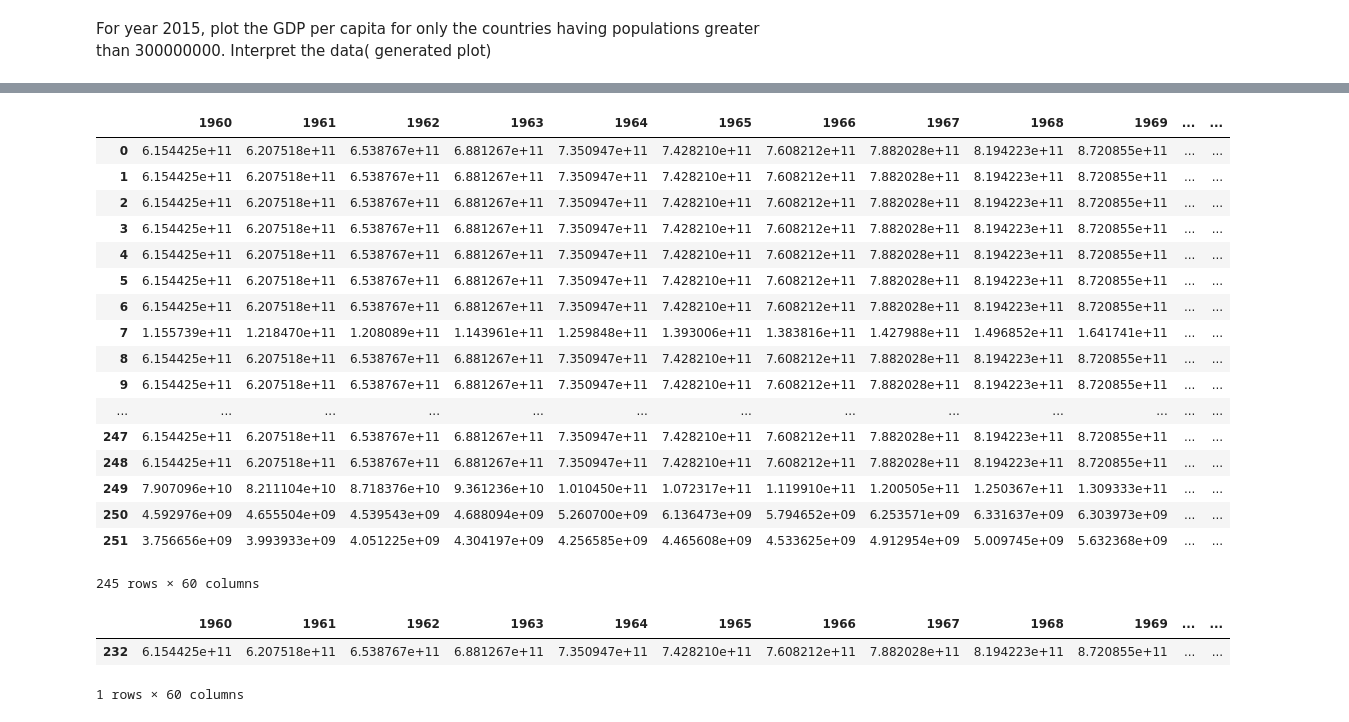
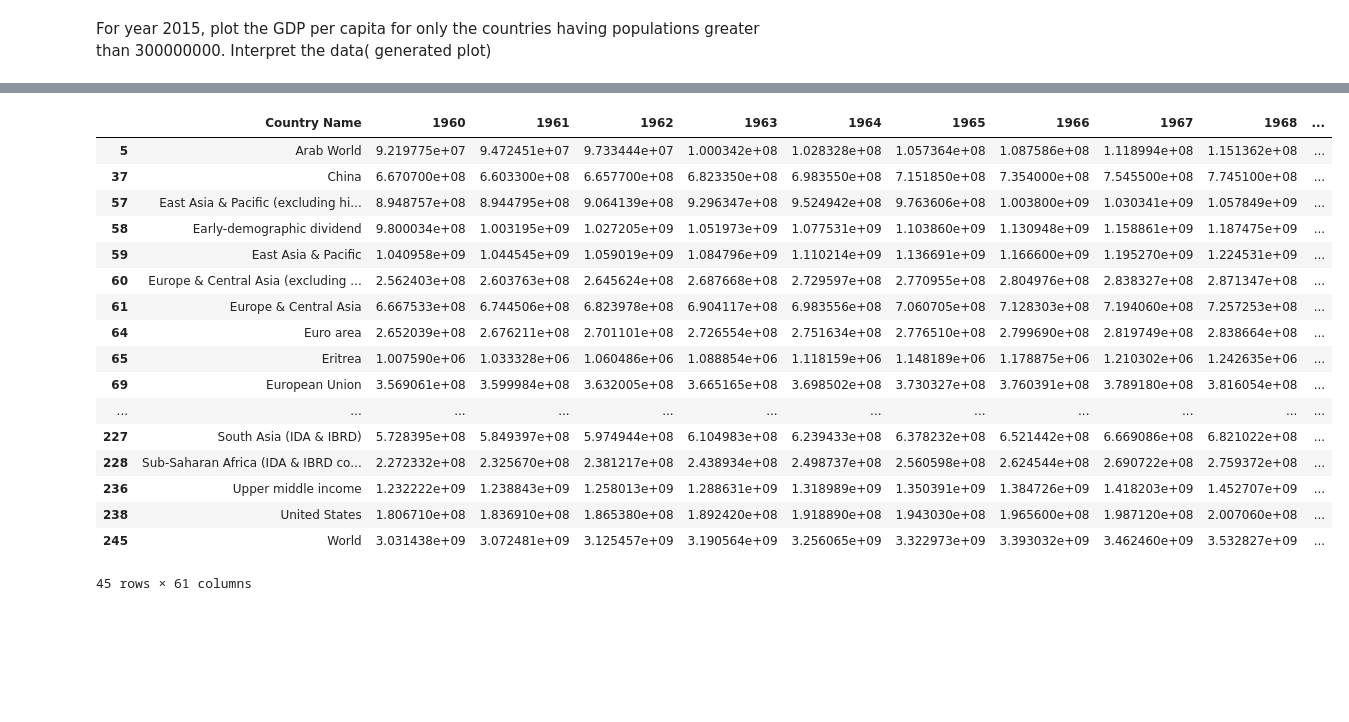
Before and after one commit to saivamsi333/Disaster-Detection-System, a Jupyter notebook: worldbank_assignment.ipynb, the cells around one changed output, grey strips where cells are left out. Cells and saved outputs as stored; diff of their text form; code cells hidden in the pictures; blank space fills up the shorter version.

```diff
--- a/worldbank_assignment.ipynb
+++ b/worldbank_assignment.ipynb
@@ -358,7 +387,5 @@ Int64Index([  0,   1,   2,   3,   4,   5,   6,   7,   8,   9,
-# %%
-pop_df=pop_df.reindex(gdp_df.index)
-# %%
-pd.options.display.max_rows=255
+# %%
+pop_df=gdp_df[['Country Name']].join(pop_df.set_index('Country Name'),on='Country Name', how='left')
 # %%
 pop_df
 # %% [output]
@@ -392,3 +419,5 @@ for feature in pop_df.select_dtypes(['int64','float64']):
 imputed_numerical_pop=num_si.fit_transform(pop_df[years])
 # %%
 imputed_numerical_pop_df=pd.DataFrame(imputed_numerical_pop,columns=years)
+imputed_numerical_pop_df.insert(0,'Country Name',pop_df['Country Name'])
+imputed_numerical_pop_df
@@ -529,27 +526,21 @@ Name: 2005, dtype: float64
 # %%
-imputed_numerical_gdp_df[imputed_numerical_gdp_df['2015'].gt(300000000)]
+imputed_numerical_pop_df[imputed_numerical_pop_df['2015'].gt(300000000)]
 # %% [output]
-|  | 1960 | 1961 | 1962 | 1963 | 1964 | 1965 | 1966 | 1967 | 1968 | 1969 | ... | ... |
-| 0 | 6.154425e+11 | 6.207518e+11 | 6.538767e+11 | 6.881267e+11 | 7.350947e+11 | 7.428210e+11 | 7.608212e+11 | 7.882028e+11 | 8.194223e+11 | 8.720855e+11 | ... | ... |
-| 1 | 6.154425e+11 | 6.207518e+11 | 6.538767e+11 | 6.881267e+11 | 7.350947e+11 | 7.428210e+11 | 7.608212e+11 | 7.882028e+11 | 8.194223e+11 | 8.720855e+11 | ... | ... |
-| 2 | 6.154425e+11 | 6.207518e+11 | 6.538767e+11 | 6.881267e+11 | 7.350947e+11 | 7.428210e+11 | 7.608212e+11 | 7.882028e+11 | 8.194223e+11 | 8.720855e+11 | ... | ... |
-| 3 | 6.154425e+11 | 6.207518e+11 | 6.538767e+11 | 6.881267e+11 | 7.350947e+11 | 7.428210e+11 | 7.608212e+11 | 7.882028e+11 | 8.194223e+11 | 8.720855e+11 | ... | ... |
-| 4 | 6.154425e+11 | 6.207518e+11 | 6.538767e+11 | 6.881267e+11 | 7.350947e+11 | 7.428210e+11 | 7.608212e+11 | 7.882028e+11 | 8.194223e+11 | 8.720855e+11 | ... | ... |
-| 5 | 6.154425e+11 | 6.207518e+11 | 6.538767e+11 | 6.881267e+11 | 7.350947e+11 | 7.428210e+11 | 7.608212e+11 | 7.882028e+11 | 8.194223e+11 | 8.720855e+11 | ... | ... |
-| 6 | 6.154425e+11 | 6.207518e+11 | 6.538767e+11 | 6.881267e+11 | 7.350947e+11 | 7.428210e+11 | 7.608212e+11 | 7.882028e+11 | 8.194223e+11 | 8.720855e+11 | ... | ... |
-| 7 | 1.155739e+11 | 1.218470e+11 | 1.208089e+11 | 1.143961e+11 | 1.259848e+11 | 1.393006e+11 | 1.383816e+11 | 1.427988e+11 | 1.496852e+11 | 1.641741e+11 | ... | ... |
-| 8 | 6.154425e+11 | 6.207518e+11 | 6.538767e+11 | 6.881267e+11 | 7.350947e+11 | 7.428210e+11 | 7.608212e+11 | 7.882028e+11 | 8.194223e+11 | 8.720855e+11 | ... | ... |
-| 9 | 6.154425e+11 | 6.207518e+11 | 6.538767e+11 | 6.881267e+11 | 7.350947e+11 | 7.428210e+11 | 7.608212e+11 | 7.882028e+11 | 8.194223e+11 | 8.720855e+11 | ... | ... |
-| ... | ... | ... | ... | ... | ... | ... | ... | ... | ... | ... | ... | ... |
-| 247 | 6.154425e+11 | 6.207518e+11 | 6.538767e+11 | 6.881267e+11 | 7.350947e+11 | 7.428210e+11 | 7.608212e+11 | 7.882028e+11 | 8.194223e+11 | 8.720855e+11 | ... | ... |
-| 248 | 6.154425e+11 | 6.207518e+11 | 6.538767e+11 | 6.881267e+11 | 7.350947e+11 | 7.428210e+11 | 7.608212e+11 | 7.882028e+11 | 8.194223e+11 | 8.720855e+11 | ... | ... |
-| 249 | 7.907096e+10 | 8.211104e+10 | 8.718376e+10 | 9.361236e+10 | 1.010450e+11 | 1.072317e+11 | 1.119910e+11 | 1.200505e+11 | 1.250367e+11 | 1.309333e+11 | ... | ... |
-| 250 | 4.592976e+09 | 4.655504e+09 | 4.539543e+09 | 4.688094e+09 | 5.260700e+09 | 6.136473e+09 | 5.794652e+09 | 6.253571e+09 | 6.331637e+09 | 6.303973e+09 | ... | ... |
-| 251 | 3.756656e+09 | 3.993933e+09 | 4.051225e+09 | 4.304197e+09 | 4.256585e+09 | 4.465608e+09 | 4.533625e+09 | 4.912954e+09 | 5.009745e+09 | 5.632368e+09 | ... | ... |
+|  | Country Name | 1960 | 1961 | 1962 | 1963 | 1964 | 1965 | 1966 | 1967 | 1968 | ... |
+| 5 | Arab World | 9.219775e+07 | 9.472451e+07 | 9.733444e+07 | 1.000342e+08 | 1.028328e+08 | 1.057364e+08 | 1.087586e+08 | 1.118994e+08 | 1.151362e+08 | ... |
+| 37 | China | 6.670700e+08 | 6.603300e+08 | 6.657700e+08 | 6.823350e+08 | 6.983550e+08 | 7.151850e+08 | 7.354000e+08 | 7.545500e+08 | 7.745100e+08 | ... |
+| 57 | East Asia & Pacific (excluding hi... | 8.948757e+08 | 8.944795e+08 | 9.064139e+08 | 9.296347e+08 | 9.524942e+08 | 9.763606e+08 | 1.003800e+09 | 1.030341e+09 | 1.057849e+09 | ... |
+| 58 | Early-demographic dividend | 9.800034e+08 | 1.003195e+09 | 1.027205e+09 | 1.051973e+09 | 1.077531e+09 | 1.103860e+09 | 1.130948e+09 | 1.158861e+09 | 1.187475e+09 | ... |
+| 59 | East Asia & Pacific | 1.040958e+09 | 1.044545e+09 | 1.059019e+09 | 1.084796e+09 | 1.110214e+09 | 1.136691e+09 | 1.166600e+09 | 1.195270e+09 | 1.224531e+09 | ... |
+| 60 | Europe & Central Asia (excluding ... | 2.562403e+08 | 2.603763e+08 | 2.645624e+08 | 2.687668e+08 | 2.729597e+08 | 2.770955e+08 | 2.804976e+08 | 2.838327e+08 | 2.871347e+08 | ... |
+| 61 | Europe & Central Asia | 6.667533e+08 | 6.744506e+08 | 6.823978e+08 | 6.904117e+08 | 6.983556e+08 | 7.060705e+08 | 7.128303e+08 | 7.194060e+08 | 7.257253e+08 | ... |
+| 64 | Euro area | 2.652039e+08 | 2.676211e+08 | 2.701101e+08 | 2.726554e+08 | 2.751634e+08 | 2.776510e+08 | 2.799690e+08 | 2.819749e+08 | 2.838664e+08 | ... |
+| 65 | Eritrea | 1.007590e+06 | 1.033328e+06 | 1.060486e+06 | 1.088854e+06 | 1.118159e+06 | 1.148189e+06 | 1.178875e+06 | 1.210302e+06 | 1.242635e+06 | ... |
+| 69 | European Union | 3.569061e+08 | 3.599984e+08 | 3.632005e+08 | 3.665165e+08 | 3.698502e+08 | 3.730327e+08 | 3.760391e+08 | 3.789180e+08 | 3.816054e+08 | ... |
+| ... | ... | ... | ... | ... | ... | ... | ... | ... | ... | ... | ... |
+| 227 | South Asia (IDA & IBRD) | 5.728395e+08 | 5.849397e+08 | 5.974944e+08 | 6.104983e+08 | 6.239433e+08 | 6.378232e+08 | 6.521442e+08 | 6.669086e+08 | 6.821022e+08 | ... |
+| 228 | Sub-Saharan Africa (IDA & IBRD co... | 2.272332e+08 | 2.325670e+08 | 2.381217e+08 | 2.438934e+08 | 2.498737e+08 | 2.560598e+08 | 2.624544e+08 | 2.690722e+08 | 2.759372e+08 | ... |
+| 236 | Upper middle income | 1.232222e+09 | 1.238843e+09 | 1.258013e+09 | 1.288631e+09 | 1.318989e+09 | 1.350391e+09 | 1.384726e+09 | 1.418203e+09 | 1.452707e+09 | ... |
+| 238 | United States | 1.806710e+08 | 1.836910e+08 | 1.865380e+08 | 1.892420e+08 | 1.918890e+08 | 1.943030e+08 | 1.965600e+08 | 1.987120e+08 | 2.007060e+08 | ... |
+| 245 | World | 3.031438e+09 | 3.072481e+09 | 3.125457e+09 | 3.190564e+09 | 3.256065e+09 | 3.322973e+09 | 3.393032e+09 | 3.462460e+09 | 3.532827e+09 | ... |
-245 rows × 60 columns
+45 rows × 61 columns
-# %%
-imputed_numerical_gdp_df[imputed_numerical_gdp_df['2015'].lt(70000000)]
-# %% [output]
-|  | 1960 | 1961 | 1962 | 1963 | 1964 | 1965 | 1966 | 1967 | 1968 | 1969 | ... | ... |
-| 232 | 6.154425e+11 | 6.207518e+11 | 6.538767e+11 | 6.881267e+11 | 7.350947e+11 | 7.428210e+11 | 7.608212e+11 | 7.882028e+11 | 8.194223e+11 | 8.720855e+11 | ... | ... |
-1 rows × 60 columns
```
Also changed, not shown: parts of 39 cells of this notebook.
